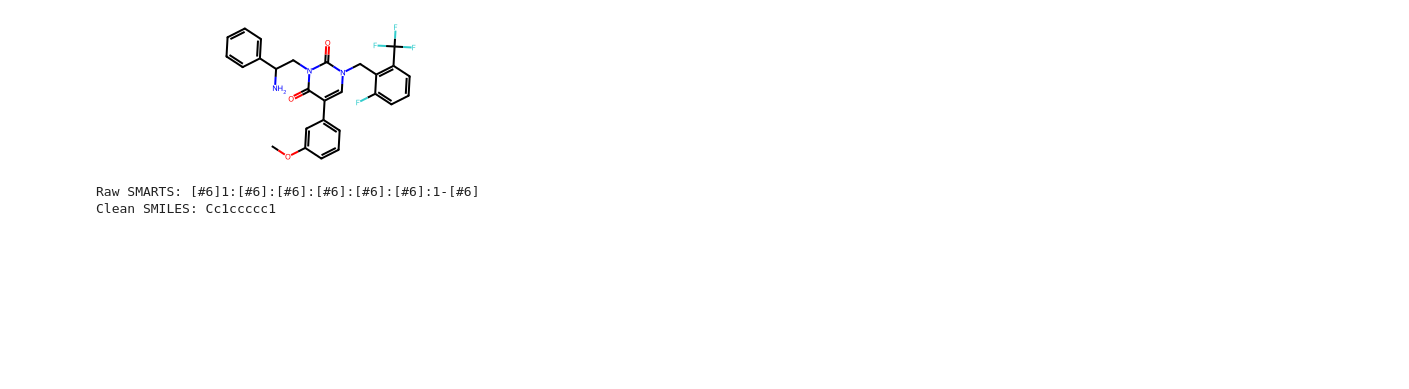
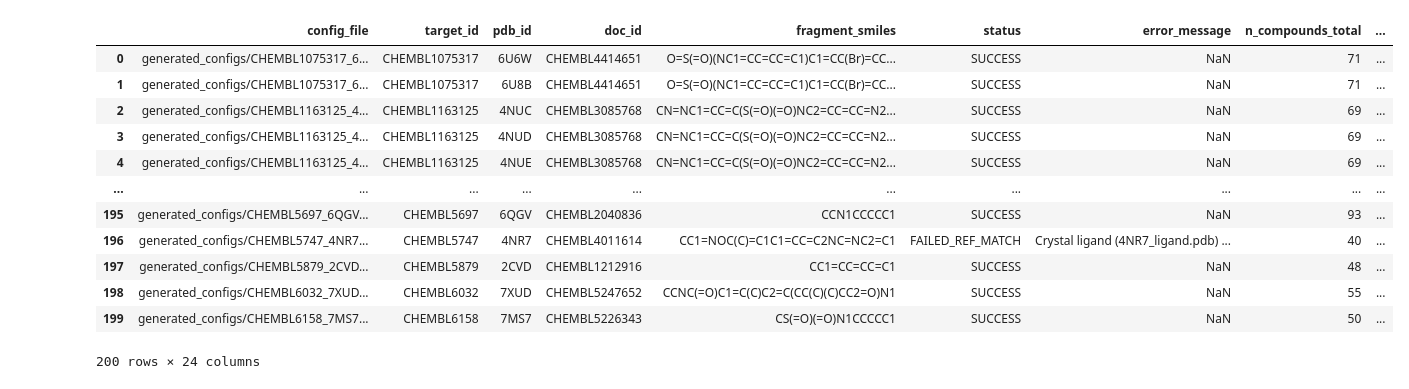
Before and after one commit to Popov-Lab-UNC/mockdock, a Jupyter notebook: chembl-download.ipynb, the cells around one changed output. Cells and saved outputs as stored; diff of their text form; code cells hidden in the pictures; blank space fills up the shorter version.

```diff
--- a/chembl-download.ipynb
+++ b/chembl-download.ipynb
@@ -3,37 +0,0 @@ from rdkit import Chem
-# %%
-Chem.MolFromSmiles('COC1=CC(C2=CN(CC3=C(C(F)(F)F)C=CC=C3F)C(=O)N(CC(N)C3=CC=CC=C3)C2=O)=CC=C1')
-# %% [output]
-[figure, removed]
-# %%
-from rdkit import Chem
-from rdkit.Chem import rdFMCS
-
-# Example molecules (Benzene ring with different tails)
-smiles_list = ["c1ccccc1CC", "c1ccccc1CO", "c1ccccc1CN"]
-mols = [Chem.MolFromSmiles(s) for s in smiles_list]
-
-# 1. Run the MCS algorithm
-# maximizeBonds=True usually gives cleaner substructures
-res = rdFMCS.FindMCS(mols, maximizeBonds=True)
-
-# 2. Convert the result SMARTS to a Query Molecule
-mcs_query = Chem.MolFromSmarts(res.smartsString)
-
-# 3. Find where this MCS exists in the FIRST molecule of your list
-# (Since it's a common substructure, it fits into any of them)
-match_atoms = mols[0].GetSubstructMatch(mcs_query)
-
-# 4. Extract those specific atoms from the real molecule to generate the SMILES
-# This ensures you get "C" and "N" instead of SMARTS queries
-mcs_smiles = Chem.MolFragmentToSmiles(
-    mols[0],
-    atomsToUse=match_atoms,
-    canonical=True,
-    isomericSmiles=False # Set True if you need chirality
-)
-
-print(f"Raw SMARTS: {res.smartsString}")
-print(f"Clean SMILES: {mcs_smiles}")
-# %% [output]
-Raw SMARTS: [#6]1:[#6]:[#6]:[#6]:[#6]:[#6]:1-[#6]
-Clean SMILES: Cc1ccccc1
@@ -39,0 +3,18 @@ Clean SMILES: Cc1ccccc1
+# %%
+jan9_run = pd.read_csv('benchmark_runs/run_20260109_101514/run_summary.csv')
+# %%
+jan9_run
+# %% [output]
+|  | config_file | target_id | pdb_id | doc_id | fragment_smiles | status | error_message | n_compounds_total | ... |
+| 0 | generated_configs/CHEMBL1075317_6... | CHEMBL1075317 | 6U6W | CHEMBL4414651 | O=S(=O)(NC1=CC=CC=C1)C1=CC(Br)=CC... | SUCCESS | NaN | 71 | ... |
+| 1 | generated_configs/CHEMBL1075317_6... | CHEMBL1075317 | 6U8B | CHEMBL4414651 | O=S(=O)(NC1=CC=CC=C1)C1=CC(Br)=CC... | SUCCESS | NaN | 71 | ... |
+| 2 | generated_configs/CHEMBL1163125_4... | CHEMBL1163125 | 4NUC | CHEMBL3085768 | CN=NC1=CC=C(S(=O)(=O)NC2=CC=CC=N2... | SUCCESS | NaN | 69 | ... |
+| 3 | generated_configs/CHEMBL1163125_4... | CHEMBL1163125 | 4NUD | CHEMBL3085768 | CN=NC1=CC=C(S(=O)(=O)NC2=CC=CC=N2... | SUCCESS | NaN | 69 | ... |
+| 4 | generated_configs/CHEMBL1163125_4... | CHEMBL1163125 | 4NUE | CHEMBL3085768 | CN=NC1=CC=C(S(=O)(=O)NC2=CC=CC=N2... | SUCCESS | NaN | 69 | ... |
+| ... | ... | ... | ... | ... | ... | ... | ... | ... | ... |
+| 195 | generated_configs/CHEMBL5697_6QGV... | CHEMBL5697 | 6QGV | CHEMBL2040836 | CCN1CCCCC1 | SUCCESS | NaN | 93 | ... |
+| 196 | generated_configs/CHEMBL5747_4NR7... | CHEMBL5747 | 4NR7 | CHEMBL4011614 | CC1=NOC(C)=C1C1=CC=C2NC=NC2=C1 | FAILED_REF_MATCH | Crystal ligand (4NR7_ligand.pdb) ... | 40 | ... |
+| 197 | generated_configs/CHEMBL5879_2CVD... | CHEMBL5879 | 2CVD | CHEMBL1212916 | CC1=CC=CC=C1 | SUCCESS | NaN | 48 | ... |
+| 198 | generated_configs/CHEMBL6032_7XUD... | CHEMBL6032 | 7XUD | CHEMBL5247652 | CCNC(=O)C1=C(C)C2=C(CC(C)(C)CC2=O)N1 | SUCCESS | NaN | 55 | ... |
+| 199 | generated_configs/CHEMBL6158_7MS7... | CHEMBL6158 | 7MS7 | CHEMBL5226343 | CS(=O)(=O)N1CCCCC1 | SUCCESS | NaN | 50 | ... |
+200 rows × 24 columns
```
Also changed, not shown: parts of 3 cells of this notebook, 7 other files.
